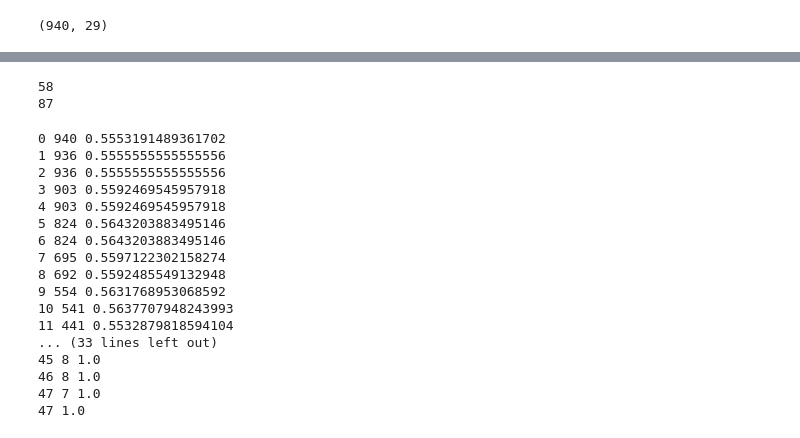
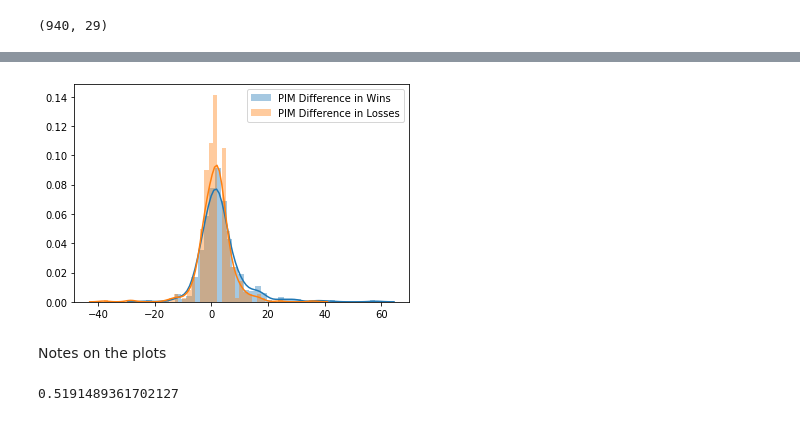
Before and after one commit to tas12740/Hockey---Do-Cheaters-Never-Win, a Jupyter notebook: SimplePredict.ipynb, the cells around one changed output, grey strips where cells are left out. Drawn from its saved outputs; the diff is of its cells as text; code cells hidden in the pictures.

```diff
--- a/SimplePredict.ipynb
+++ b/SimplePredict.ipynb
@@ -106,7 +179,7 @@ What if a "cheater" is whichever team has more penalty minutes?
 games_home['pen_min'] = games_home['pen_min'].fillna(0)
 games_home['pen_min_opp'] = games_home['pen_min_opp'].fillna(0)
 
-games_home['more_pim'] = games_home['pen_min'] > games_home['pen_min_opp']
+games_home['more_pim'] = games_home['pen_min'] < games_home['pen_min_opp']
 games_home['more_pim'] = games_home['more_pim'].apply(lambda x : 1 if x else 0)
 # %%
 more_pim = np.array(games_home['more_pim'])
@@ -128,53 +218,2 @@ Explore what barrier of opponent penalty minutes allows us to predict best
 # %%
-games_home['penalty_diff'] = abs(games_home['pen_min'] - games_home['pen_min_opp'])
+games_home['pim_diff'] = games_home['pen_min_opp'] - games_home['pen_min']
-# %%
-max_pen_diff = int(games_home['penalty_diff'].max())
-max_opp_pim = int(games_home['pen_min_opp'].max())
-
-print (max_pen_diff)
-print (max_opp_pim)
-# %% [output]
-58
-87
-# %%
-best_acc = 0
-best_pim = 0
-
-for pim in range(0, max_opp_pim+1):
-    lr = LogisticRegression()
-
-    games_limit = games_home[games_home['pen_min_opp'] >= pim]
-    game_results = np.array(games_limit['game_outcome'])
-    opp_pim_limit = np.array(games_limit['pen_min_opp'])
-    opp_pim_limit = opp_pim_limit.reshape((opp_pim_limit.shape[0], 1))
-
-    try:
-        lr.fit(opp_pim_limit, game_results)
-    except ValueError:
-        continue
-
-    acc = lr.score(opp_pim_limit, game_results)
-    print (pim, opp_pim_limit.shape[0], acc)
-    if acc >= best_acc:
-        best_acc = acc
-        best_pim = pim
-
-print (best_pim, best_acc)
-# %% [output]
-0 940 0.5553191489361702
-1 936 0.5555555555555556
-2 936 0.5555555555555556
-3 903 0.5592469545957918
-4 903 0.5592469545957918
-5 824 0.5643203883495146
-6 824 0.5643203883495146
-7 695 0.5597122302158274
-8 692 0.5592485549132948
-9 554 0.5631768953068592
-10 541 0.5637707948243993
-11 441 0.5532879818594104
-... (33 lines left out)
-45 8 1.0
-46 8 1.0
-47 7 1.0
-47 1.0
@@ -180,0 +222,23 @@ print (best_pim, best_acc)
+# %%
+pim_diff_wins = np.array(games_home[games_home['game_outcome'] == 1]['pim_diff'])
+pim_diff_losses = np.array(games_home[games_home['game_outcome'] == 0]['pim_diff'])
+# %%
+ax = sns.distplot(pim_diff_wins, label='PIM Difference in Wins')
+sns.distplot(pim_diff_losses, label='PIM Difference in Losses', ax=ax)
+
+plt.legend()
+plt.show()
+# %% [output]
+[figure, added]
+# %% [markdown]
+Notes on the plots
+# %%
+grid_search = GridSearchCV(LogisticRegression(penalty='none'), param_grid=param_grid_reg, cv=5)
+
+pim_diff_reshape = pim_diff.reshape((pim_diff.shape[0], 1))
+
+grid_search.fit(pim_diff_reshape, result)
+
+grid_search.score(pim_diff_reshape, result)
+# %% [output]
+0.5191489361702127
```
Also changed, not shown: parts of 30 cells of this notebook.
